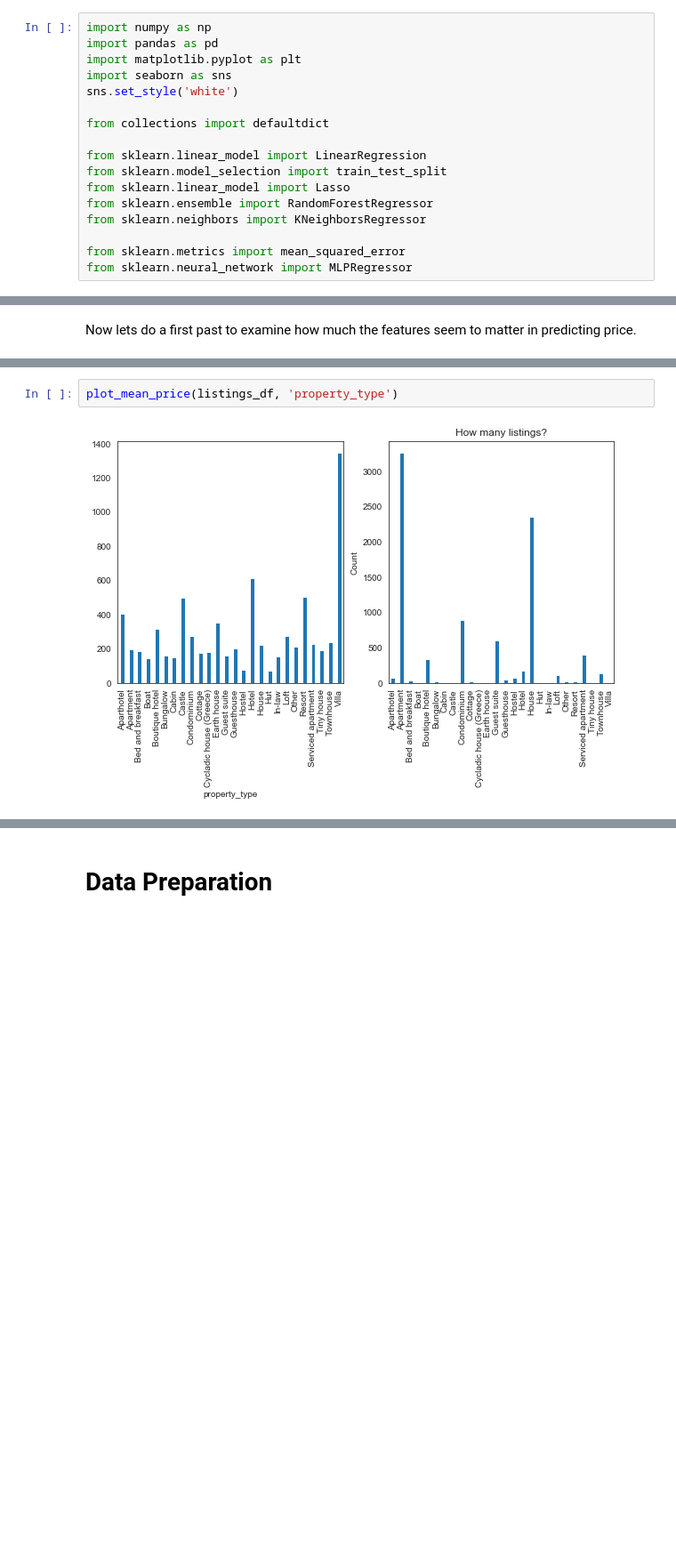
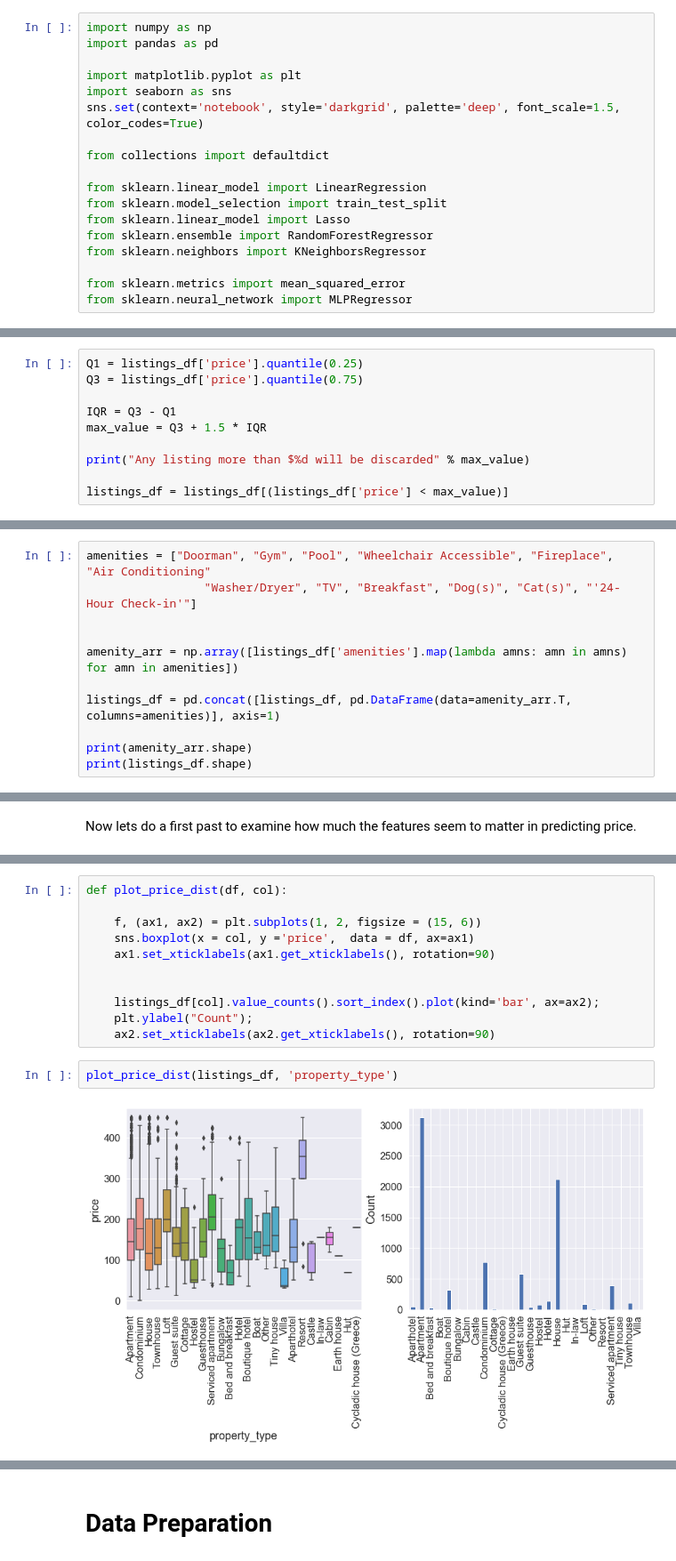
Before and after one commit to ablaikie103/airbnb-analysis, a Jupyter notebook: PriceFactors.ipynb, the cells around one changed output, grey strips where cells are left out. Shown at 89% size. Drawn from its saved outputs; the diff is of its cells as text; blank space fills up the shorter version.

Commit message:
Added box plots

```diff
--- a/PriceFactors.ipynb
+++ b/PriceFactors.ipynb
@@ -6,9 +6,10 @@ In this notebook I am going to to take a look at the San Francisco AirBnB data:
 # %%
 import numpy as np
 import pandas as pd
+
 import matplotlib.pyplot as plt
 import seaborn as sns
-sns.set_style('white')
+sns.set(context='notebook', style='darkgrid', palette='deep', font_scale=1.5, color_codes=True)
 
 from collections import defaultdict
 
@@ -97,0 +109,10 @@ The average security deposit is $445.
+# %%
+Q1 = listings_df['price'].quantile(0.25)
+Q3 = listings_df['price'].quantile(0.75)
+
+IQR = Q3 - Q1
+max_value = Q3 + 1.5 * IQR
+
+print("Any listing more than $%d will be discarded" % max_value)
+
+listings_df = listings_df[(listings_df['price'] < max_value)]
@@ -97,0 +121,11 @@ The average security deposit is $445.
+# %%
+amenities = ["Doorman", "Gym", "Pool", "Wheelchair Accessible", "Fireplace", "Air Conditioning"
+                 "Washer/Dryer", "TV", "Breakfast", "Dog(s)", "Cat(s)", "'24-Hour Check-in'"]
+
+
+amenity_arr = np.array([listings_df['amenities'].map(lambda amns: amn in amns) for amn in amenities])
+
+listings_df = pd.concat([listings_df, pd.DataFrame(data=amenity_arr.T, columns=amenities)], axis=1)
+
+print(amenity_arr.shape)
+print(listings_df.shape)
@@ -113,5 +146,16 @@ def plot_mean_price(df, col):
+# %%
+def plot_price_dist(df, col):
+
+    f, (ax1, ax2) = plt.subplots(1, 2, figsize = (15, 6))
+    sns.boxplot(x = col, y ='price',  data = df, ax=ax1)
+    ax1.set_xticklabels(ax1.get_xticklabels(), rotation=90)
+
+
+    listings_df[col].value_counts().sort_index().plot(kind='bar', ax=ax2);
+    plt.ylabel("Count");
+    ax2.set_xticklabels(ax2.get_xticklabels(), rotation=90)
 # %%
-plot_mean_price(listings_df, 'property_type')
+plot_price_dist(listings_df, 'property_type')
 # %% [output]
-[figure, old version]
+[figure, new version]
 # %%
```
Also changed, not shown: parts of 39 cells of this notebook.
